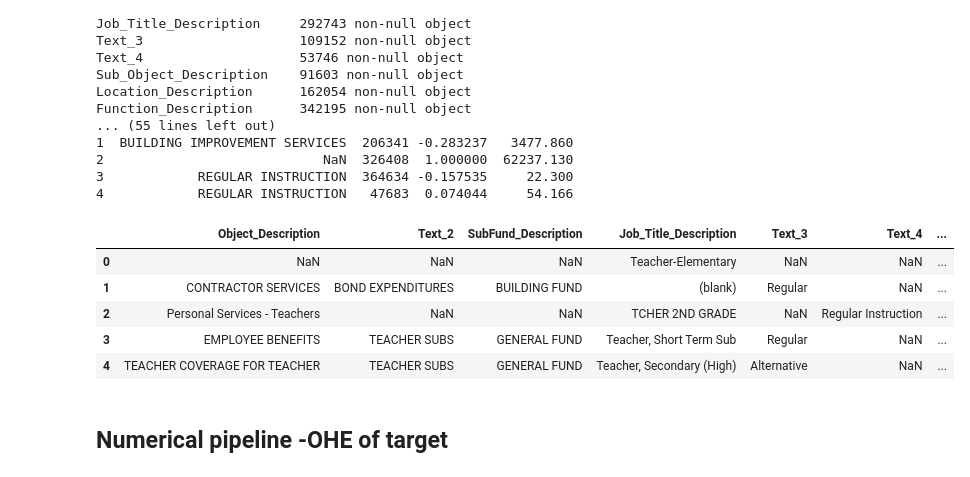
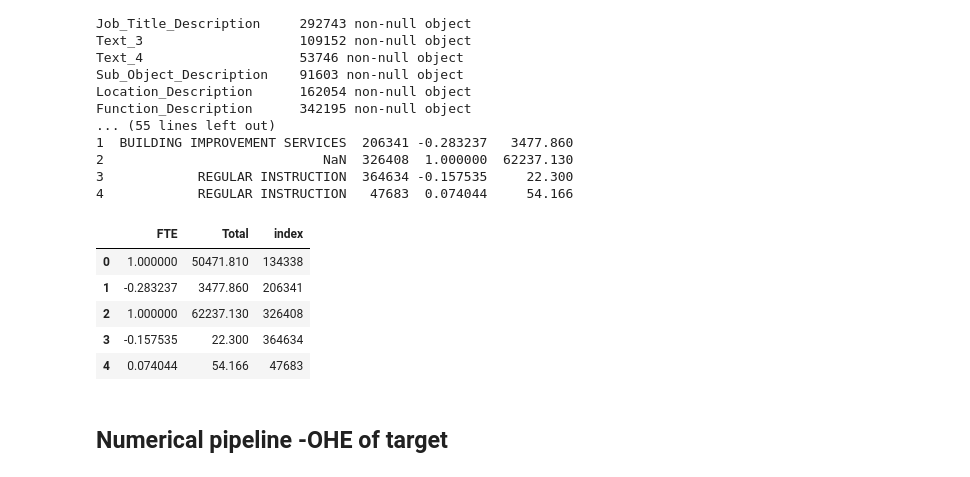
Before and after one commit to ayeshabhimdi/education-reboot, a Jupyter notebook: project/Reboot-Education_boxplot-PandasMICE.ipynb, the cells around one changed output. Drawn from its saved outputs; the diff is of its cells as text; code cells hidden in the pictures.

```diff
--- a/project/Reboot-Education_boxplot-PandasMICE.ipynb
+++ b/project/Reboot-Education_boxplot-PandasMICE.ipynb
@@ -1032,7 +979,7 @@ Pipeline(memory=None,
      steps=[('selector', DataFrameSelector(attribute_names=['Object_Description', 'Text_2', 'SubFund_Description', 'Job_Title_Description', 'Text_3', 'Text_4', 'Sub_Object_Description', 'Location_Desc ...
       imputed_attrib_names=['FTE', 'Total'], seed_strategy='most_frequent'))])
 # %%
-train_imp = num_impute_pipeline.transform(train) #will change to train from train_imp
+train_num_imp = num_impute_pipeline.transform(train) #will change to train from train_imp
 # %% [output]
 <class 'pandas.core.frame.DataFrame'>
 RangeIndex: 400277 entries, 0 to 400276
@@ -1052,14 +999,14 @@ Function_Description      342195 non-null object
 3            REGULAR INSTRUCTION  364634 -0.157535     22.300
 4            REGULAR INSTRUCTION   47683  0.074044     54.166
 # %%
-train_imp.head()
+train_num_imp.head()
 # %% [output]
-|  | Object_Description | Text_2 | SubFund_Description | Job_Title_Description | Text_3 | Text_4 | ... |
-| 0 | NaN | NaN | NaN | Teacher-Elementary | NaN | NaN | ... |
-| 1 | CONTRACTOR SERVICES | BOND EXPENDITURES | BUILDING FUND | (blank) | Regular | NaN | ... |
-| 2 | Personal Services - Teachers | NaN | NaN | TCHER 2ND GRADE | NaN | Regular Instruction | ... |
-| 3 | EMPLOYEE BENEFITS | TEACHER SUBS | GENERAL FUND | Teacher, Short Term Sub | Regular | NaN | ... |
-| 4 | TEACHER COVERAGE FOR TEACHER | TEACHER SUBS | GENERAL FUND | Teacher, Secondary (High) | Alternative | NaN | ... |
+|  | FTE | Total | index |
+| 0 | 1.000000 | 50471.810 | 134338 |
+| 1 | -0.283237 | 3477.860 | 206341 |
+| 2 | 1.000000 | 62237.130 | 326408 |
+| 3 | -0.157535 | 22.300 | 364634 |
+| 4 | 0.074044 | 54.166 | 47683 |
 # %% [markdown]
 ## Numerical pipeline -OHE of target
 # %% [markdown]
```
Also changed, not shown: parts of 30 cells of this notebook.
